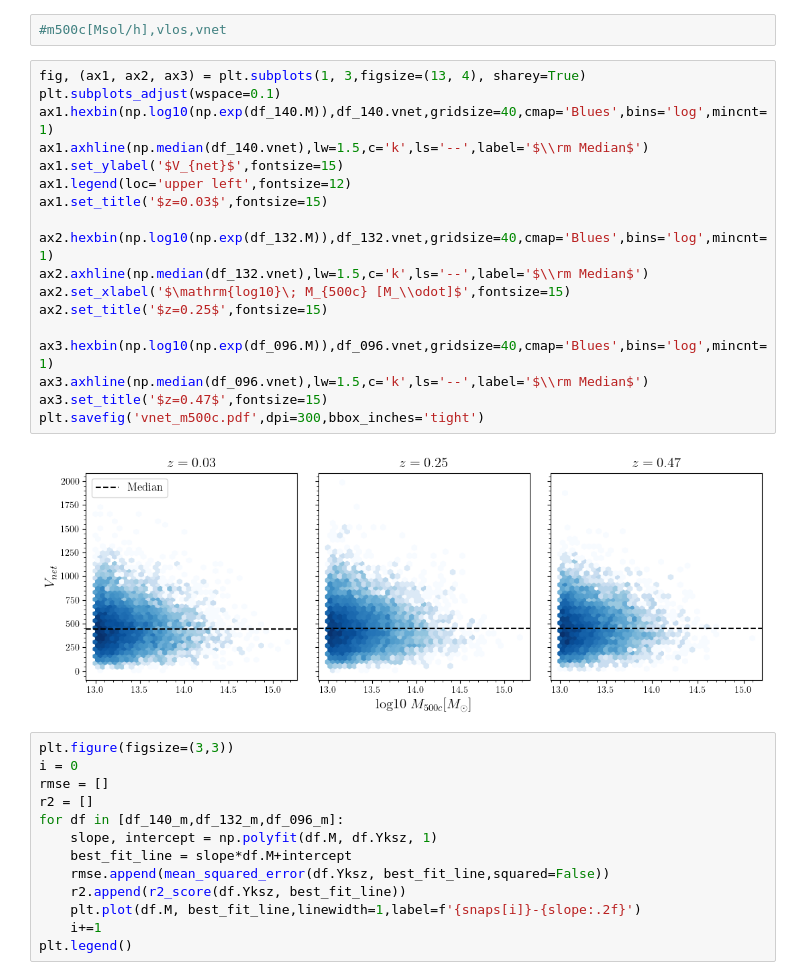
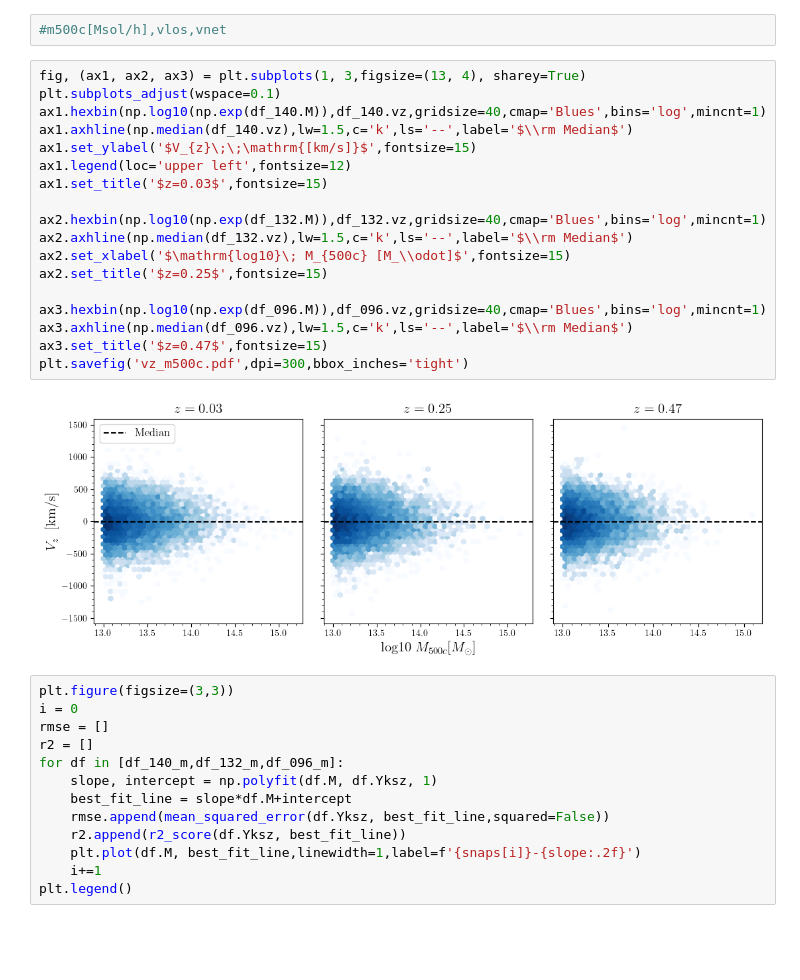
Before and after one commit to antolonappan/kSZscaler, a Jupyter notebook: Notebooks2/test.ipynb, the cells around one changed output. Cells and saved outputs as stored; diff of their text form; blank space fills up the shorter version.

```diff
--- a/Notebooks2/test.ipynb
+++ b/Notebooks2/test.ipynb
@@ -65,23 +65,23 @@ df_140.head()
 # %%
 fig, (ax1, ax2, ax3) = plt.subplots(1, 3,figsize=(13, 4), sharey=True)
 plt.subplots_adjust(wspace=0.1)
-ax1.hexbin(np.log10(np.exp(df_140.M)),df_140.vnet,gridsize=40,cmap='Blues',bins='log',mincnt=1)
-ax1.axhline(np.median(df_140.vnet),lw=1.5,c='k',ls='--',label='$\\rm Median$')
-ax1.set_ylabel('$V_{net}$',fontsize=15)
+ax1.hexbin(np.log10(np.exp(df_140.M)),df_140.vz,gridsize=40,cmap='Blues',bins='log',mincnt=1)
+ax1.axhline(np.median(df_140.vz),lw=1.5,c='k',ls='--',label='$\\rm Median$')
+ax1.set_ylabel('$V_{z}\;\;\mathrm{[km/s]}$',fontsize=15)
 ax1.legend(loc='upper left',fontsize=12)
 ax1.set_title('$z=0.03$',fontsize=15)
 
-ax2.hexbin(np.log10(np.exp(df_132.M)),df_132.vnet,gridsize=40,cmap='Blues',bins='log',mincnt=1)
-ax2.axhline(np.median(df_132.vnet),lw=1.5,c='k',ls='--',label='$\\rm Median$')
+ax2.hexbin(np.log10(np.exp(df_132.M)),df_132.vz,gridsize=40,cmap='Blues',bins='log',mincnt=1)
+ax2.axhline(np.median(df_132.vz),lw=1.5,c='k',ls='--',label='$\\rm Median$')
 ax2.set_xlabel('$\mathrm{log10}\; M_{500c} [M_\\odot]$',fontsize=15)
 ax2.set_title('$z=0.25$',fontsize=15)
 
-ax3.hexbin(np.log10(np.exp(df_096.M)),df_096.vnet,gridsize=40,cmap='Blues',bins='log',mincnt=1)
-ax3.axhline(np.median(df_096.vnet),lw=1.5,c='k',ls='--',label='$\\rm Median$')
+ax3.hexbin(np.log10(np.exp(df_096.M)),df_096.vz,gridsize=40,cmap='Blues',bins='log',mincnt=1)
+ax3.axhline(np.median(df_096.vz),lw=1.5,c='k',ls='--',label='$\\rm Median$')
 ax3.set_title('$z=0.47$',fontsize=15)
-plt.savefig('vnet_m500c.pdf',dpi=300,bbox_inches='tight')
+plt.savefig('vz_m500c.pdf',dpi=300,bbox_inches='tight')
 # %% [output]
-[figure, old version]
+[figure, new version]
 # %%
 plt.figure(figsize=(3,3))
 i = 0
```
Also changed, not shown: parts of 1 cell of this notebook, 7 other files.
